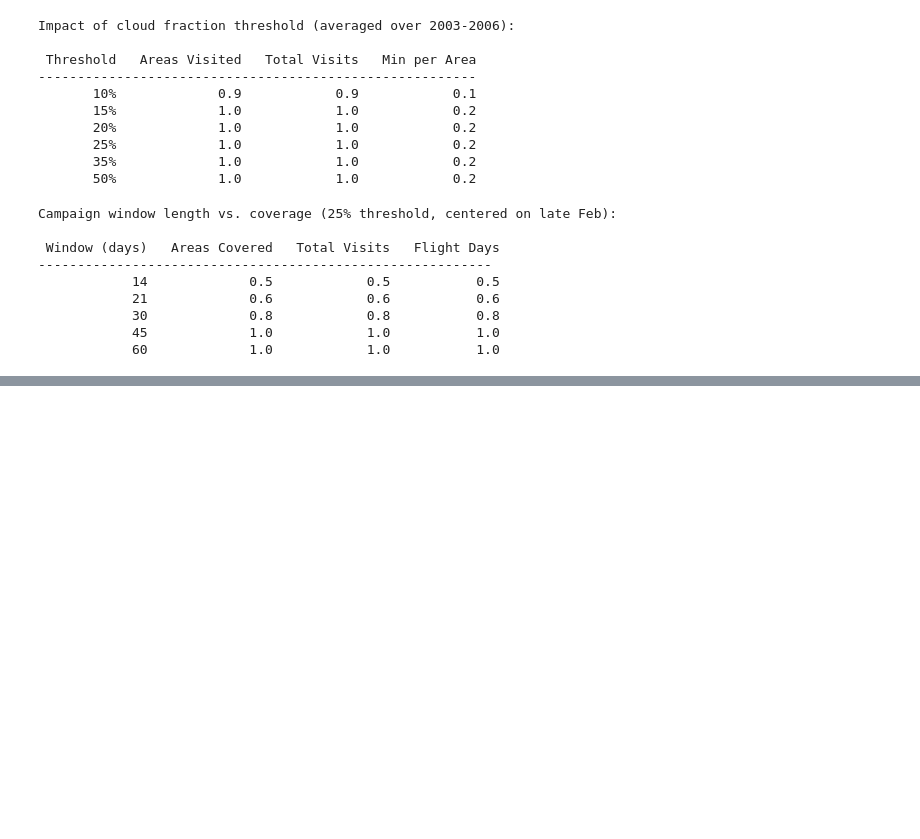
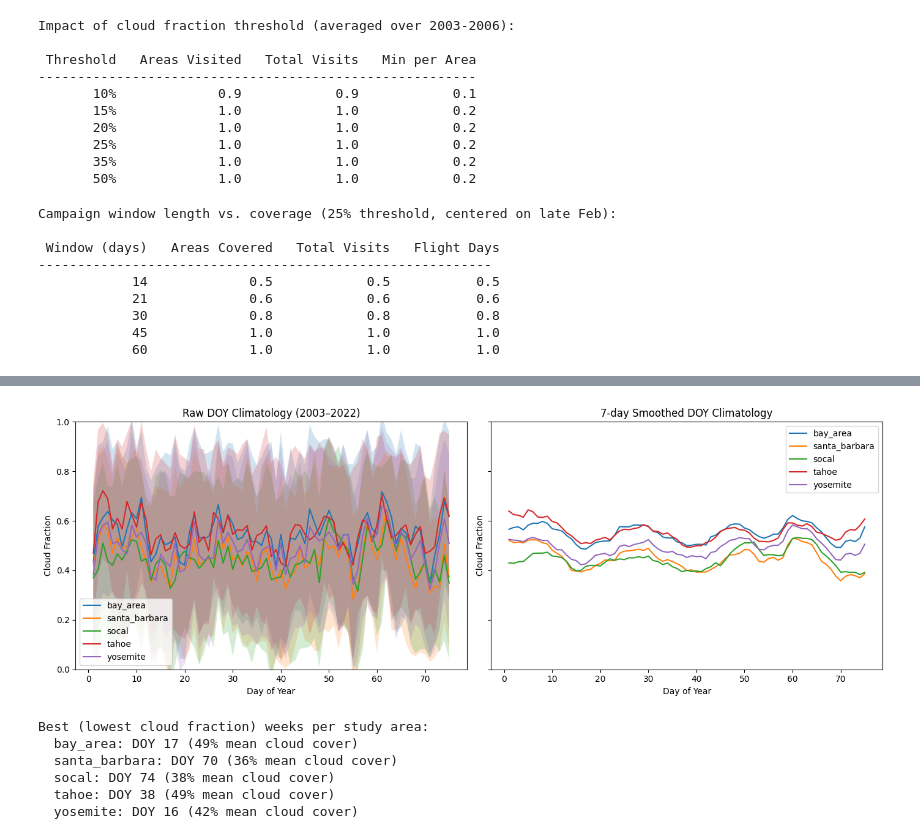
Before and after one commit to ryanpavlick/hyplan, a Jupyter notebook: notebooks/cloud_analysis.ipynb, the cells around one changed output, grey strips where cells are left out. Cells and saved outputs as stored; diff of their text form; code cells hidden in the pictures; blank space fills up the shorter version.

```diff
--- a/notebooks/cloud_analysis.ipynb
+++ b/notebooks/cloud_analysis.ipynb
@@ -372,0 +361,6 @@ clear, cloudy, or mixed.
+# %%
+# Raw (unsmoothed) DOY summary
+doy_summary = summarize_cloud_fraction_by_doy(cloud_data_df)
+print(f"Summary shape: {doy_summary.shape}")
+print(f"Columns: {list(doy_summary.columns)}")
+doy_summary.head(10)
@@ -372,0 +381,34 @@ clear, cloudy, or mixed.
+# %%
+# Compare raw vs smoothed climatology
+import matplotlib.pyplot as plt
+
+doy_smoothed = summarize_cloud_fraction_by_doy(cloud_data_df, window=7)
+
+fig, axes = plt.subplots(1, 2, figsize=(14, 5), sharey=True)
+
+plot_doy_cloud_fraction(doy_summary, ax=axes[0])
+axes[0].set_title("Raw DOY Climatology (2003–2022)")
+axes[0].set_ylim(0, 1)
+
+plot_doy_cloud_fraction(doy_smoothed, ax=axes[1], show_std=False)
+axes[1].set_title("7-day Smoothed DOY Climatology")
+axes[1].set_ylim(0, 1)
+
+fig.tight_layout()
+plt.show()
+
+# Identify the best weeks per polygon
+print("\nBest (lowest cloud fraction) weeks per study area:")
+for poly in sorted(doy_smoothed["polygon_id"].unique()):
+    sub = doy_smoothed[doy_smoothed["polygon_id"] == poly].sort_values("cloud_fraction_mean")
+    best_doy = sub.iloc[0]["day_of_year"]
+    best_cf = sub.iloc[0]["cloud_fraction_mean"]
+    print(f"  {poly}: DOY {best_doy:.0f} ({best_cf:.0%} mean cloud cover)")
+# %% [output]
+[figure, added]
+Best (lowest cloud fraction) weeks per study area:
+  bay_area: DOY 17 (49% mean cloud cover)
+  santa_barbara: DOY 70 (36% mean cloud cover)
+  socal: DOY 74 (38% mean cloud cover)
+  tahoe: DOY 38 (49% mean cloud cover)
+  yosemite: DOY 16 (42% mean cloud cover)
```
Also changed, not shown: parts of 10 cells of this notebook, 4 other files.
